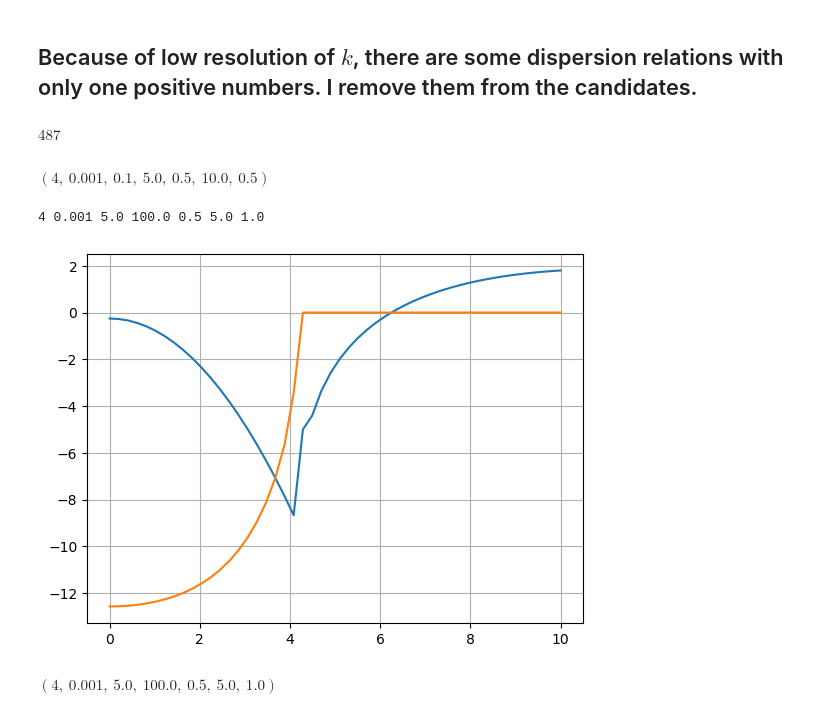
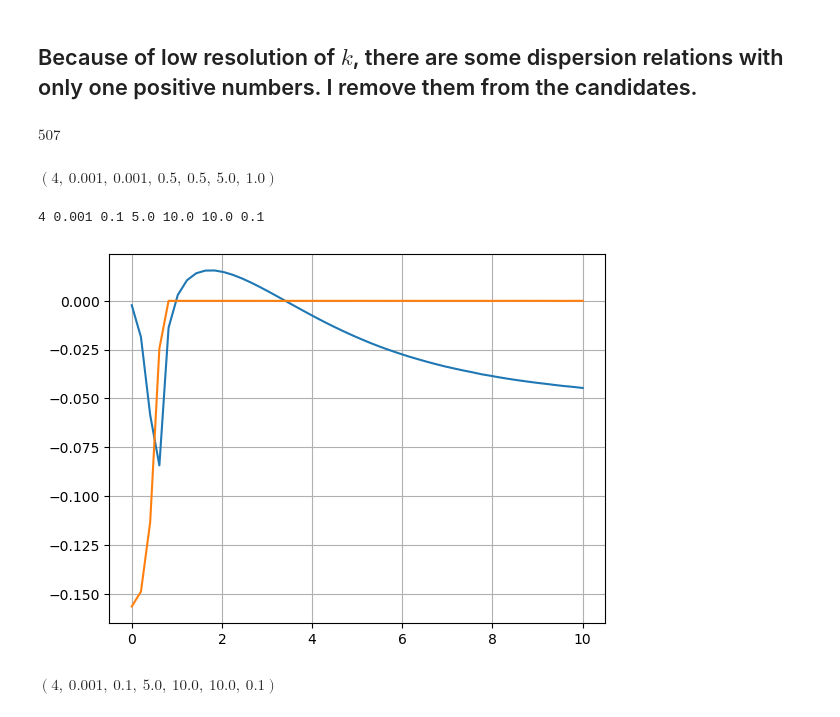
Before and after one commit to rpazuki/morpho_repo, a Jupyter notebook: Three_nodes_models/circuit_3708/circuit_3708_LSA_same_b_v_mu.ipynb, the cells around one changed output. Cells and saved outputs as stored; diff of their text form; code cells hidden in the pictures.

```diff
--- a/Three_nodes_models/circuit_3708/circuit_3708_LSA_same_b_v_mu.ipynb
+++ b/Three_nodes_models/circuit_3708/circuit_3708_LSA_same_b_v_mu.ipynb
@@ -144,6 +144,8 @@ params = np.array(list(product(vals, repeat=6 )))
 
 count_unstable = 0
 count_unstable_g = 0
+count_unstable_inf_k = 0
+count_unstable_inf_k_g = 0
 count_supper_stable = 0
 failed_roots = 0
 
@@ -183,11 +185,7 @@ for i  in tqdm(range(len(params))):
     l1 = J_test[0, 0] - np.abs(J_test[0, 1]) - np.abs(J_test[0, 2])
     l2 = J_test[1, 1] - np.abs(J_test[1, 0]) - np.abs(J_test[1, 2])
     l3 = J_test[2, 2] - np.abs(J_test[2, 0]) - np.abs(J_test[2, 1])
-    eigen_vals = eigvals(J_test)
 
-    if np.any(np.real(eigen_vals > 0)):
-        count_unstable += 1
-        continue
 
 
     if l1 > 0 and l2 > 0 and l3 >0 :
@@ -197,6 +195,32 @@ for i  in tqdm(range(len(params))):
     if r1 < 0 and r2 <0 and r3<0:
         count_supper_stable += 1
         continue
+    # Check the third nodes left lower bound, if it is positive, after
+    # k_max, the one eigenvalues remain positive for all k > k_max
+    if l3 > 0:
+        count_unstable_inf_k_g += 1
+        continue
+
+
+    eigen_vals = eigvals(J_test)
+
+    if np.any(np.real(eigen_vals > 0)):
+        count_unstable += 1
+        continue
+
+    # Find k_max and check to see if the eigenvalues remain positive
+    # after pasing the k_max
+    k2_1_D_A = -l1 if J_test[0,0] <= 0 else r1
+    k2_2_D_B = -l2 if J_test[1,1] <= 0 else r2
+
+    J_test2 = J_test.copy()
+    J_test2[0,0] -= k2_1_D_A+.0001
+    J_test2[1,1] -= k2_2_D_B+.0001
+    eigen_vals2 = eigvals(J_test2)
+
+    if np.any(np.real(eigen_vals2 > 0)):
+        count_unstable_inf_k += 1
+        continue
 
     valid_roots.append(roots)
     valid_parameters.append((n_val, b_A_val, mu_A_val, V_A_val, K_AB_val,K_BA_val, K_CA_val))
@@ -365,31 +379,31 @@ for i  in tqdm(range(len(turing_parameters))):
 # %%
 len(turing_parameters2)
 # %% [output]
-$\displaystyle 487$
+$\displaystyle 507$
 # %%
 with open('turing_parameters_same_b_v_mu.npy', 'wb') as f:
     np.save(f, turing_parameters2)
 # %%
 turing_parameters2[0]
 # %% [output]
-$\displaystyle \left( 4, \  0.001, \  0.1, \  5.0, \  0.5, \  10.0, \  0.5\right)$
+$\displaystyle \left( 4, \  0.001, \  0.001, \  0.5, \  0.5, \  5.0, \  1.0\right)$
 # %%
-index = 120
+index = 40
 (n_val, b_A_val, mu_A_val, V_A_val, K_AB_val,K_BA_val, K_CA_val) = turing_parameters2[index]
 print(n_val, b_A_val, mu_A_val, V_A_val, K_AB_val,K_BA_val, K_CA_val)
 plt.plot(ks, np.real(turing_dispersions2[index]))
 plt.plot(ks, np.imag(turing_dispersions2[index]))
 #plt.xlim([0,3])
 #plt.ylim([-.2, 2])
 plt.grid()
 # %% [output]
-4 0.001 5.0 100.0 0.5 5.0 1.0
+4 0.001 0.1 5.0 10.0 10.0 0.1
-[figure, old version]
+[figure, new version]
 # %%
 (n_val, b_A_val, mu_A_val, V_A_val, K_AB_val,K_BA_val, K_CA_val) = turing_parameters2[index]
 n_val, b_A_val, mu_A_val, V_A_val, K_AB_val,K_BA_val, K_CA_val
 # %% [output]
-$\displaystyle \left( 4, \  0.001, \  5.0, \  100.0, \  0.5, \  5.0, \  1.0\right)$
+$\displaystyle \left( 4, \  0.001, \  0.1, \  5.0, \  10.0, \  10.0, \  0.1\right)$
 # %%
 import sys
 from pathlib import Path
```
Also changed, not shown: parts of 6 cells of this notebook, 16 other files.
